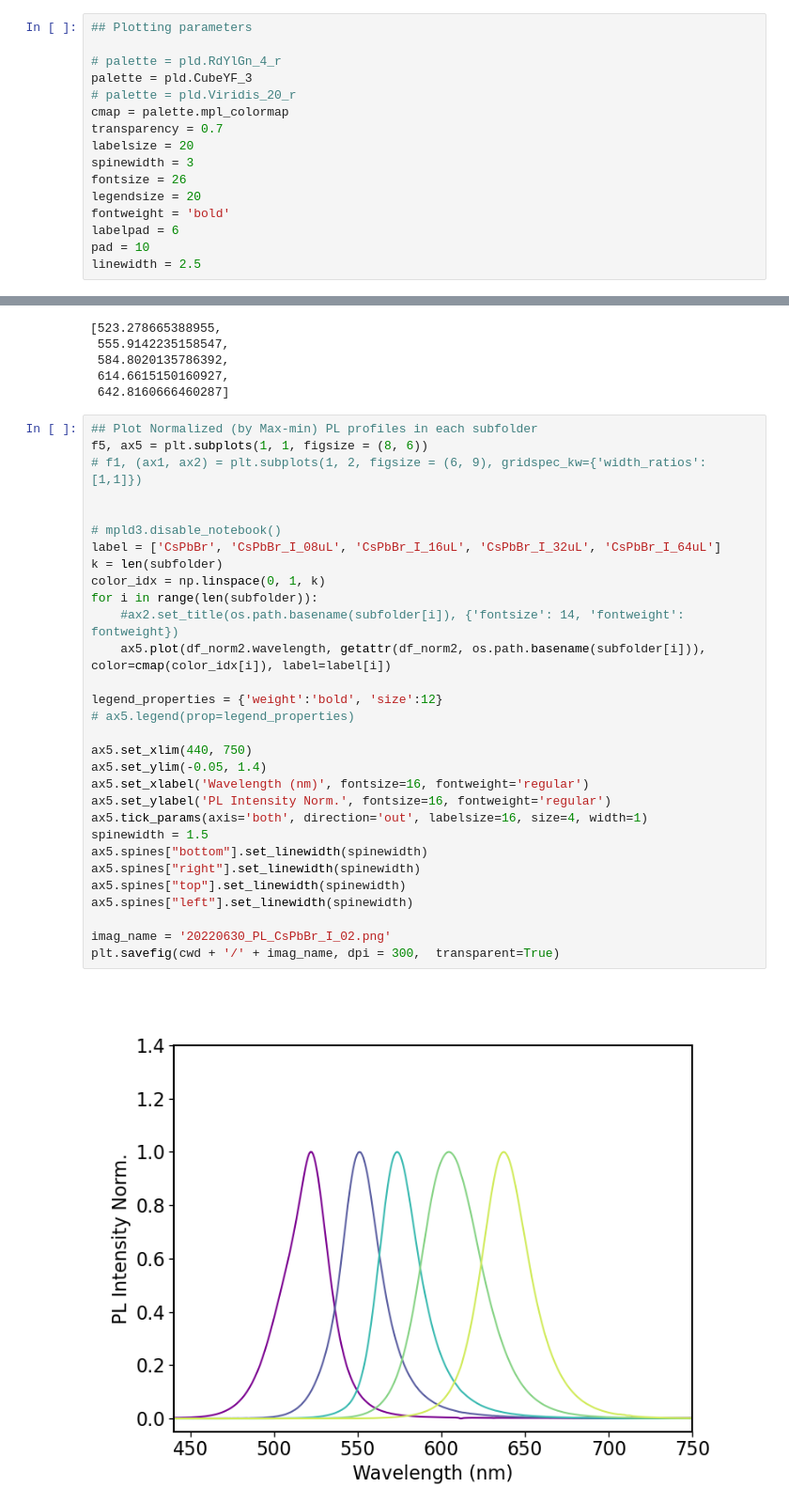
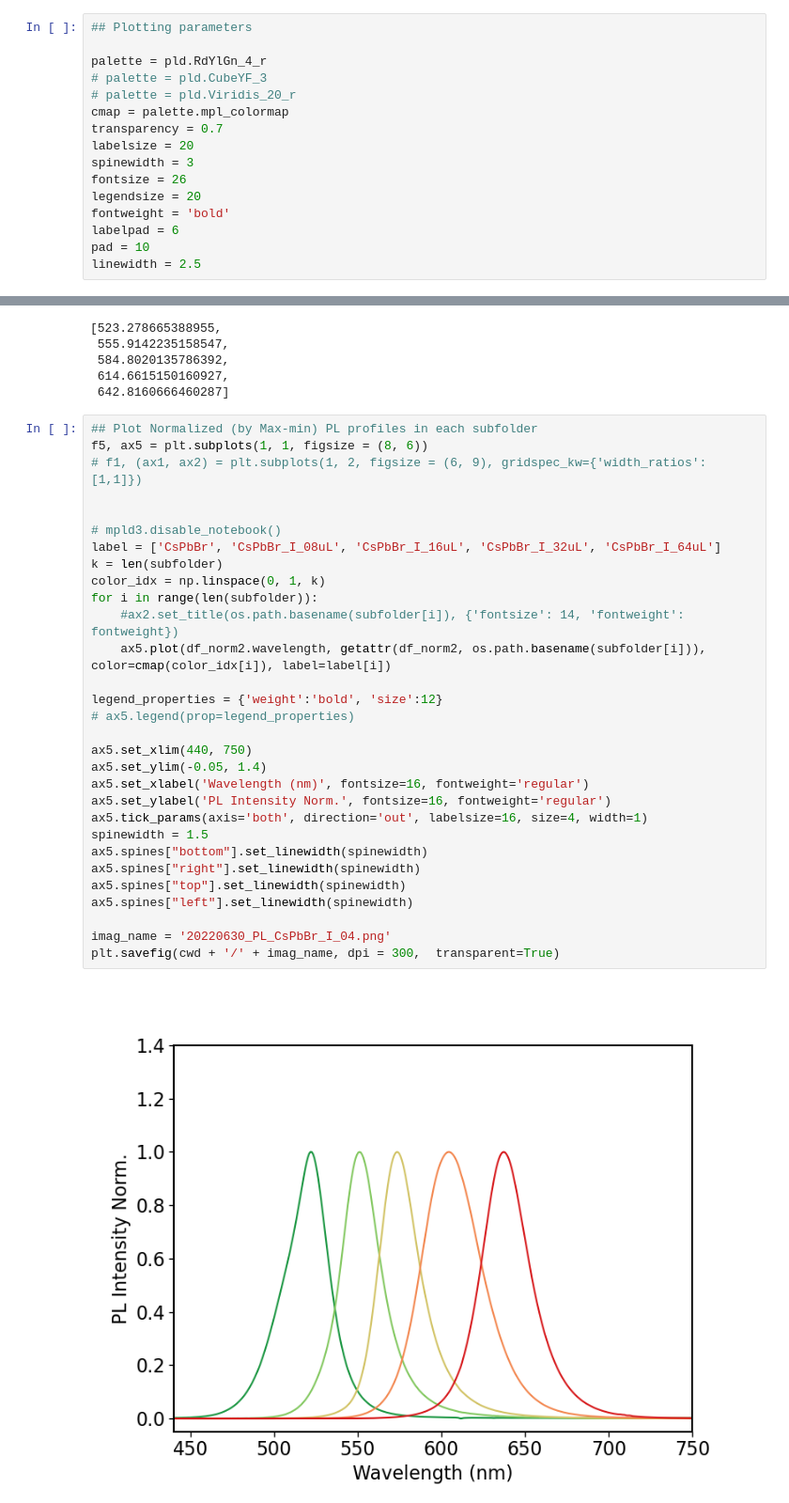
Before and after one commit to cheng-hung/Data_process, a Jupyter notebook: 20220630_CsPbBr_PL_04.ipynb, the cells around one changed output, grey strips where cells are left out. Shown at 94% size. Drawn from its saved outputs; the diff is of its cells as text.

```diff
--- a/20220630_CsPbBr_PL_04.ipynb
+++ b/20220630_CsPbBr_PL_04.ipynb
@@ -25,8 +25,8 @@ plt.close('all')
 # %%
 ## Plotting parameters
 
-# palette = pld.RdYlGn_4_r
-palette = pld.CubeYF_3
+palette = pld.RdYlGn_4_r
+# palette = pld.CubeYF_3
 # palette = pld.Viridis_20_r
 cmap = palette.mpl_colormap
 transparency = 0.7
@@ -358,32 +358,32 @@ peak2
 # %%
 ## Plot Normalized (by Max-min) PL profiles in each subfolder
 f5, ax5 = plt.subplots(1, 1, figsize = (8, 6))
 # f1, (ax1, ax2) = plt.subplots(1, 2, figsize = (6, 9), gridspec_kw={'width_ratios': [1,1]})
 
 
 # mpld3.disable_notebook()
 label = ['CsPbBr', 'CsPbBr_I_08uL', 'CsPbBr_I_16uL', 'CsPbBr_I_32uL', 'CsPbBr_I_64uL']
 k = len(subfolder)
 color_idx = np.linspace(0, 1, k)
 for i in range(len(subfolder)):
     #ax2.set_title(os.path.basename(subfolder[i]), {'fontsize': 14, 'fontweight': fontweight})
     ax5.plot(df_norm2.wavelength, getattr(df_norm2, os.path.basename(subfolder[i])), color=cmap(color_idx[i]), label=label[i])
 
 legend_properties = {'weight':'bold', 'size':12}
 # ax5.legend(prop=legend_properties)
 
 ax5.set_xlim(440, 750)
 ax5.set_ylim(-0.05, 1.4)
 ax5.set_xlabel('Wavelength (nm)', fontsize=16, fontweight='regular')
 ax5.set_ylabel('PL Intensity Norm.', fontsize=16, fontweight='regular')
 ax5.tick_params(axis='both', direction='out', labelsize=16, size=4, width=1)
 spinewidth = 1.5
 ax5.spines["bottom"].set_linewidth(spinewidth)
 ax5.spines["right"].set_linewidth(spinewidth)
 ax5.spines["top"].set_linewidth(spinewidth)
 ax5.spines["left"].set_linewidth(spinewidth)
 
-imag_name = '20220630_PL_CsPbBr_I_02.png'
+imag_name = '20220630_PL_CsPbBr_I_04.png'
 plt.savefig(cwd + '/' + imag_name, dpi = 300,  transparent=True)
 # %% [output]
-[figure, old version]
+[figure, new version]
```
Also changed, not shown: parts of 3 cells of this notebook.
